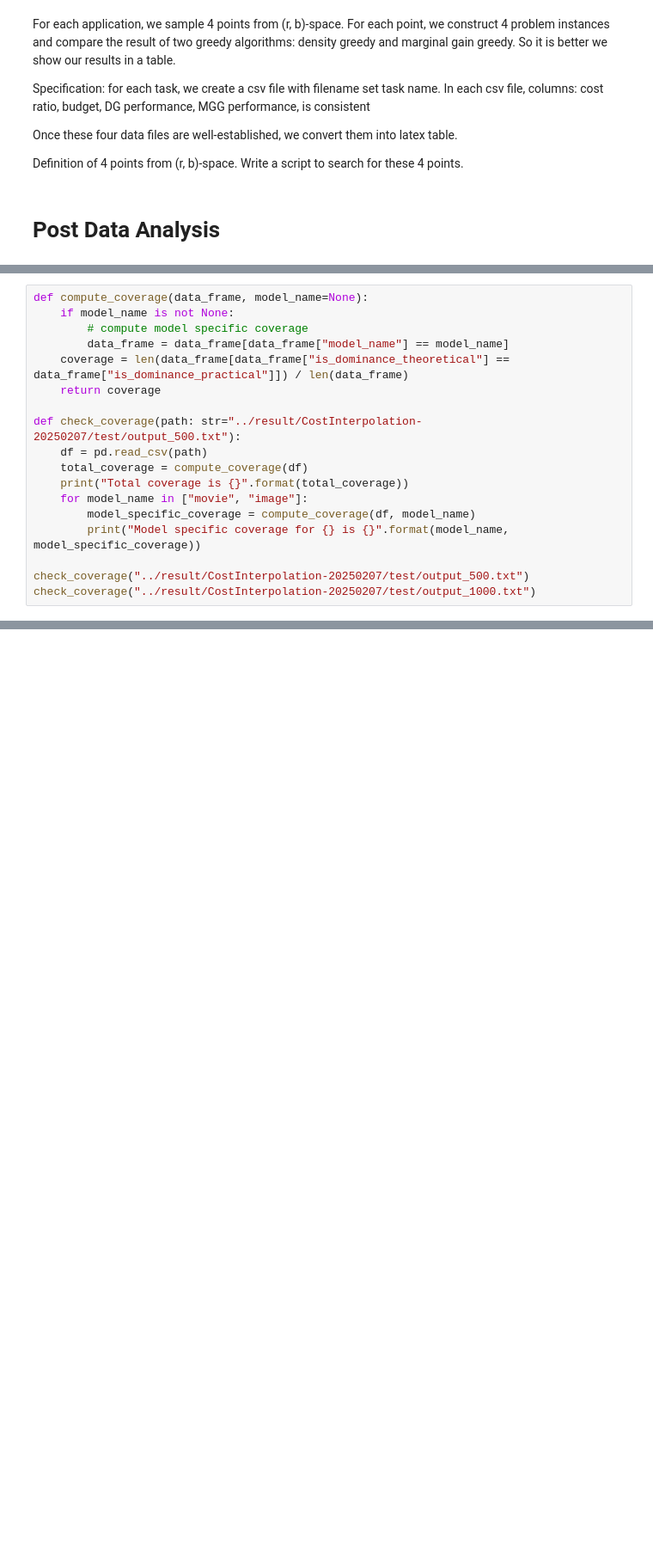
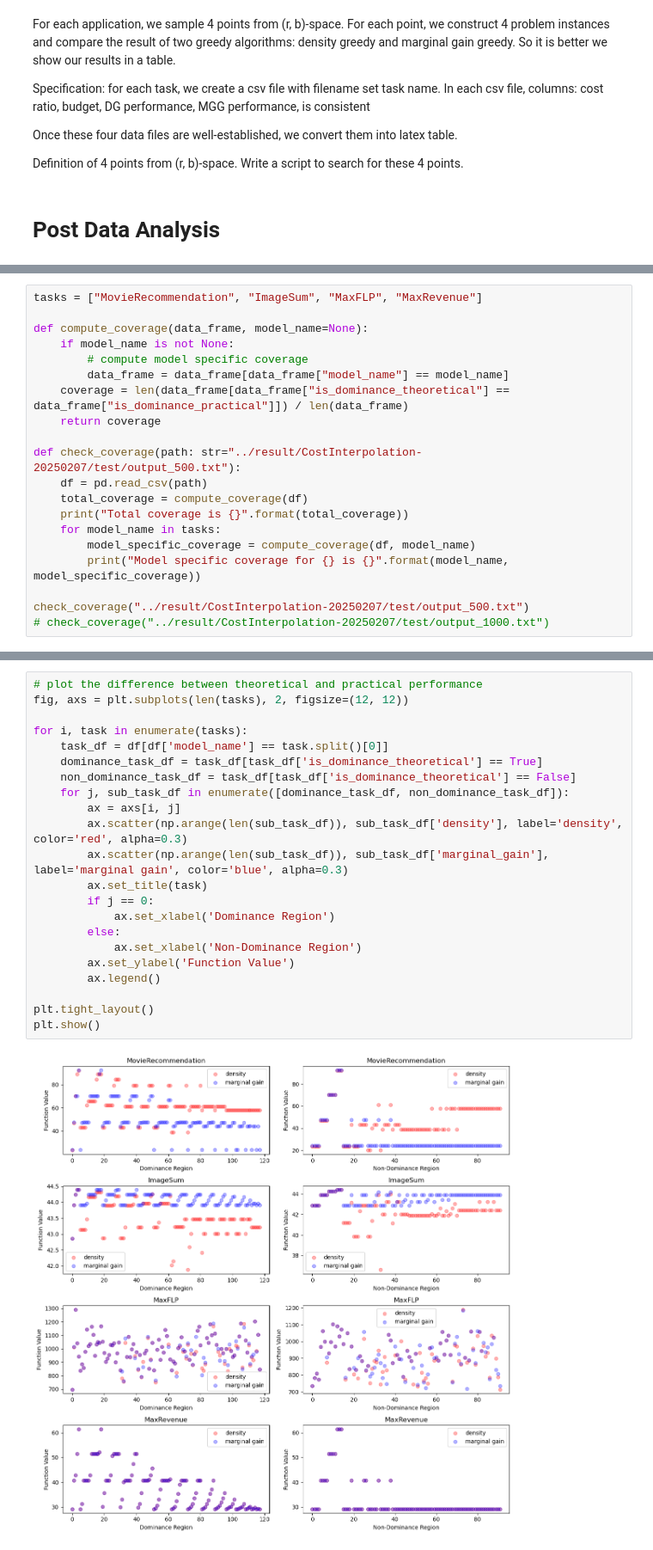
Before and after one commit to tongch8819/SubOptKnapsack, a Jupyter notebook: notebooks/cost_ratio_interpolation_plot.ipynb, the cells around one changed output, grey strips where cells are left out. Shown at 86% size. Drawn from its saved outputs; the diff is of its cells as text; blank space fills up the shorter version.

Commit message:
cost ratio interpolation: add two applications

```diff
--- a/notebooks/cost_ratio_interpolation_plot.ipynb
+++ b/notebooks/cost_ratio_interpolation_plot.ipynb
@@ -36,4 +36,6 @@ df.head()
 # %%
+tasks = ["MovieRecommendation", "ImageSum", "MaxFLP", "MaxRevenue"]
+
 def compute_coverage(data_frame, model_name=None):
     if model_name is not None:
         # compute model specific coverage
@@ -45,10 +47,10 @@ def check_coverage(path: str="../result/CostInterpolation-20250207/test/output_5
     df = pd.read_csv(path)
     total_coverage = compute_coverage(df)
     print("Total coverage is {}".format(total_coverage))
-    for model_name in ["movie", "image"]:
+    for model_name in tasks:
         model_specific_coverage = compute_coverage(df, model_name)
         print("Model specific coverage for {} is {}".format(model_name, model_specific_coverage))
 
 check_coverage("../result/CostInterpolation-20250207/test/output_500.txt")
-check_coverage("../result/CostInterpolation-20250207/test/output_1000.txt")
+# check_coverage("../result/CostInterpolation-20250207/test/output_1000.txt")
 # %% [output]
@@ -60,0 +87,24 @@ Model specific coverage for image is 0.16666666666666666
+# %%
+# plot the difference between theoretical and practical performance
+fig, axs = plt.subplots(len(tasks), 2, figsize=(12, 12))
+
+for i, task in enumerate(tasks):
+    task_df = df[df['model_name'] == task.split()[0]]
+    dominance_task_df = task_df[task_df['is_dominance_theoretical'] == True]
+    non_dominance_task_df = task_df[task_df['is_dominance_theoretical'] == False]
+    for j, sub_task_df in enumerate([dominance_task_df, non_dominance_task_df]):
+        ax = axs[i, j]
+        ax.scatter(np.arange(len(sub_task_df)), sub_task_df['density'], label='density', color='red', alpha=0.3)
+        ax.scatter(np.arange(len(sub_task_df)), sub_task_df['marginal_gain'], label='marginal gain', color='blue', alpha=0.3)
+        ax.set_title(task)
+        if j == 0:
+            ax.set_xlabel('Dominance Region')
+        else:
+            ax.set_xlabel('Non-Dominance Region')
+        ax.set_ylabel('Function Value')
+        ax.legend()
+
+plt.tight_layout()
+plt.show()
+# %% [output]
+[figure, added]
```
Also changed, not shown: parts of 4 cells of this notebook, 6 other files.
